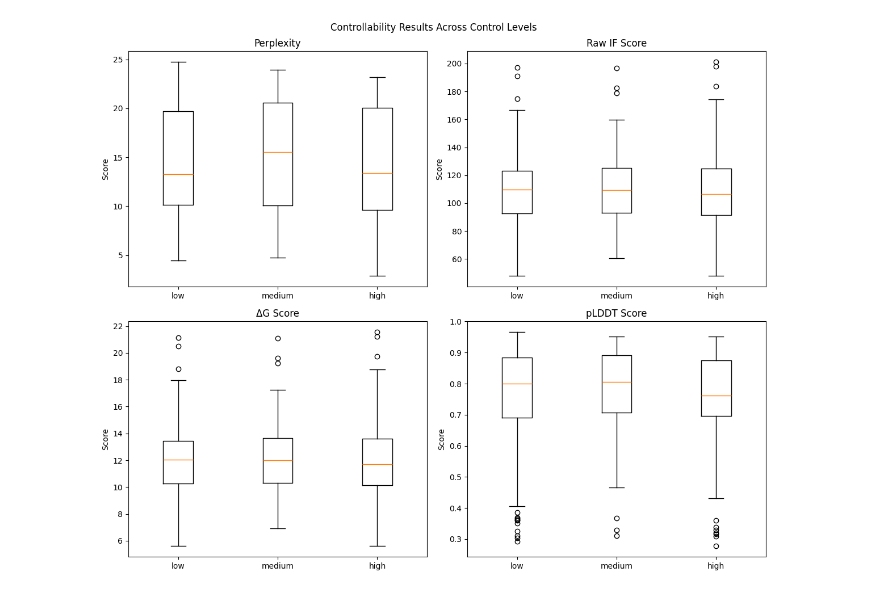
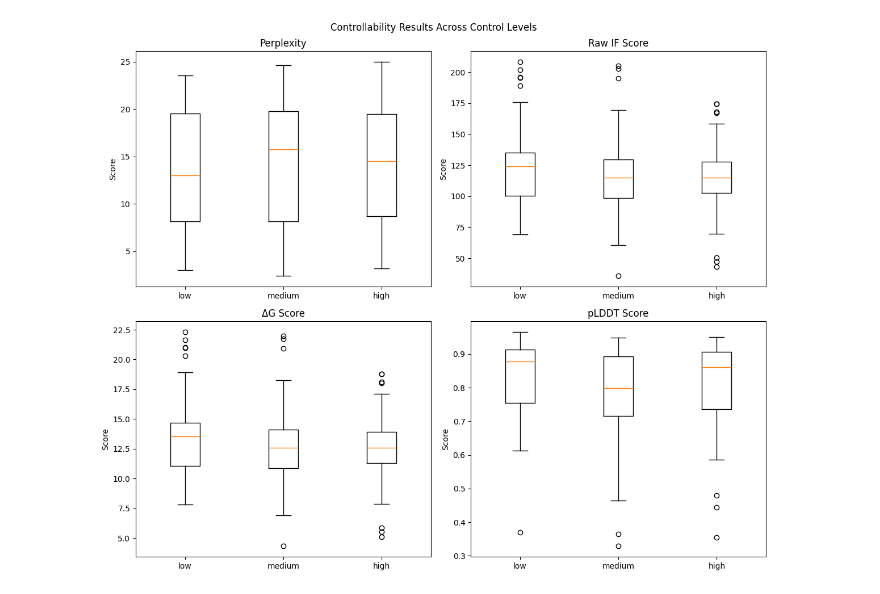
Before and after one commit to nahummaru/prot-rl, a Jupyter notebook: analysis.ipynb, the cells around one changed output. Cells and saved outputs as stored; diff of their text form; code cells hidden in the pictures.

```diff
--- a/analysis.ipynb
+++ b/analysis.ipynb
@@ -4,7 +4,7 @@ import matplotlib.pyplot as plt
 import numpy as np
 
 # Load results
-with open('DPO_ZymCTRL/brenda_results/controllability_results.json', 'r') as f:
+with open('DPO_ZymCTRL/brenda_results_epoch4/controllability_results.json', 'r') as f:
     results = json.load(f)
 
 # Extract metrics for each control level
@@ -20,31 +20,31 @@ for level in levels:
     dgs.append(results[level]['metrics']['stability']['dg'])
     plddts.append(results[level]['metrics']['stability']['plddt'])
 
 # Create figure with subplots
 fig, axes = plt.subplots(2, 2, figsize=(12, 10))
 fig.suptitle('Controllability Results Across Control Levels')
 
 # Plot perplexity
 axes[0,0].boxplot(perplexities, labels=levels)
 axes[0,0].set_title('Perplexity')
 axes[0,0].set_ylabel('Score')
 
 # Plot raw IF
 axes[0,1].boxplot(raw_ifs, labels=levels)
 axes[0,1].set_title('Raw IF Score')
 axes[0,1].set_ylabel('Score')
 
 # Plot dG
 axes[1,0].boxplot(dgs, labels=levels)
 axes[1,0].set_title('ΔG Score')
 axes[1,0].set_ylabel('Score')
 
 # Plot pLDDT
 axes[1,1].boxplot(plddts, labels=levels)
 axes[1,1].set_title('pLDDT Score')
 axes[1,1].set_ylabel('Score')
 
 plt.tight_layout()
 plt.show()
 # %% [output]
-[figure, old version]
+[figure, new version]
```
Also changed, not shown: 2 other files.
